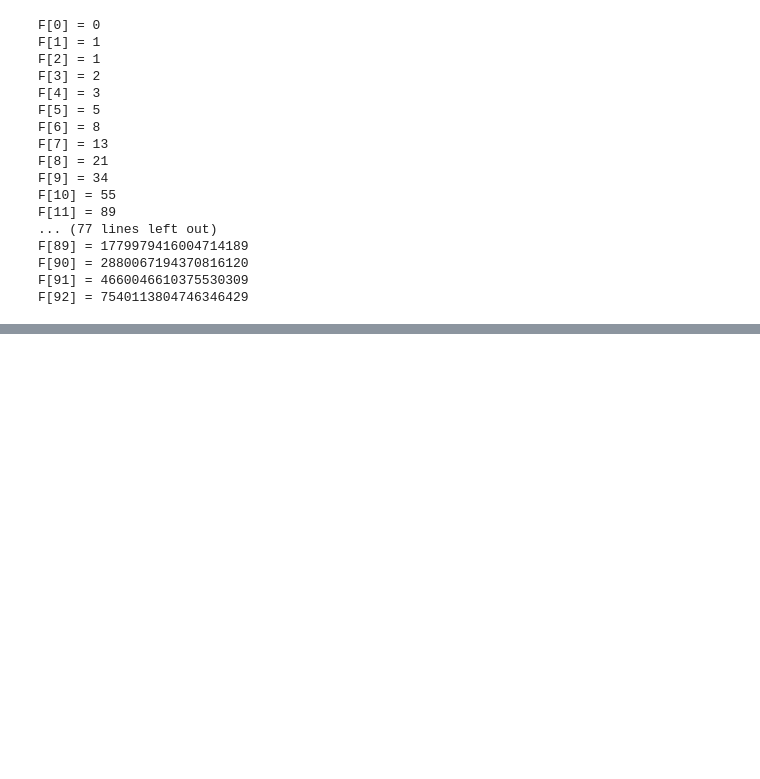
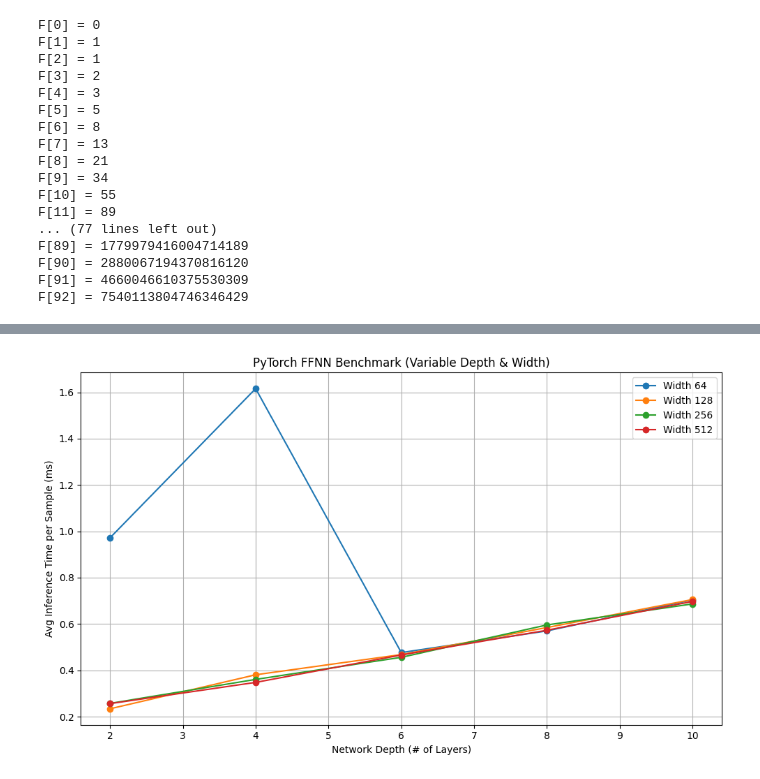
Before and after one commit to BhavanaSrinivasegowda/HW_for_AI_ML, a Jupyter notebook: Untitled0.ipynb, the cells around one changed output, grey strips where cells are left out. Cells and saved outputs as stored; diff of their text form; code cells hidden in the pictures; blank space fills up the shorter version.

```diff
--- a/Untitled0.ipynb
+++ b/Untitled0.ipynb
@@ -351,0 +709,72 @@ F[92] = 7540113804746346429
+# %%
+import torch
+import torch.nn as nn
+import time
+import matplotlib.pyplot as plt
+
+# Define FFNN model builder
+def create_model(input_size, hidden_size, depth, output_size):
+    layers = [nn.Linear(input_size, hidden_size)]
+    for _ in range(depth - 1):
+        layers.append(nn.ReLU())
+        layers.append(nn.Linear(hidden_size, hidden_size))
+    layers.append(nn.ReLU())
+    layers.append(nn.Linear(hidden_size, output_size))
+    layers.append(nn.Sigmoid())
+    return nn.Sequential(*layers)
+
+# Benchmark function
+def benchmark_model(model, input_tensor, iterations=1000):
+    model.eval()
+    device = next(model.parameters()).device
+
+    # Warm-up
+    for _ in range(10):
+        _ = model(input_tensor)
+    if device.type == 'cuda':
+        torch.cuda.synchronize()
+
+    # Benchmarking
+    start = time.time()
+    for _ in range(iterations):
+        _ = model(input_tensor)
+        if device.type == 'cuda':
+            torch.cuda.synchronize()
+    end = time.time()
+    return (end - start) * 1000 / iterations  # average ms
+
+# Config
+depths = [2, 4, 6, 8, 10]
+widths = [64, 128, 256, 512]
+input_size = 4
+output_size = 1
+batch_size = 1
+iterations = 1000
+device = torch.device("cuda" if torch.cuda.is_available() else "cpu")
+
+results = {}
+
+# Benchmarking loop
+for width in widths:
+    avg_times = []
+    for depth in depths:
+        model = create_model(input_size, width, depth, output_size).to(device)
+        input_tensor = torch.rand(batch_size, input_size, device=device)
+        avg_time = benchmark_model(model, input_tensor, iterations)
+        avg_times.append(avg_time)
+    results[f'Width {width}'] = avg_times
+
+# Plotting
+plt.figure(figsize=(10, 6))
+for label, times in results.items():
+    plt.plot(depths, times, marker='o', label=label)
+
+plt.xlabel('Network Depth (# of Layers)')
+plt.ylabel('Avg Inference Time per Sample (ms)')
+plt.title('PyTorch FFNN Benchmark (Variable Depth & Width)')
+plt.legend()
+plt.grid(True)
+plt.tight_layout()
+plt.show()
+# %% [output]
+[figure, added]
```
Also changed, not shown: parts of 14 cells of this notebook.
